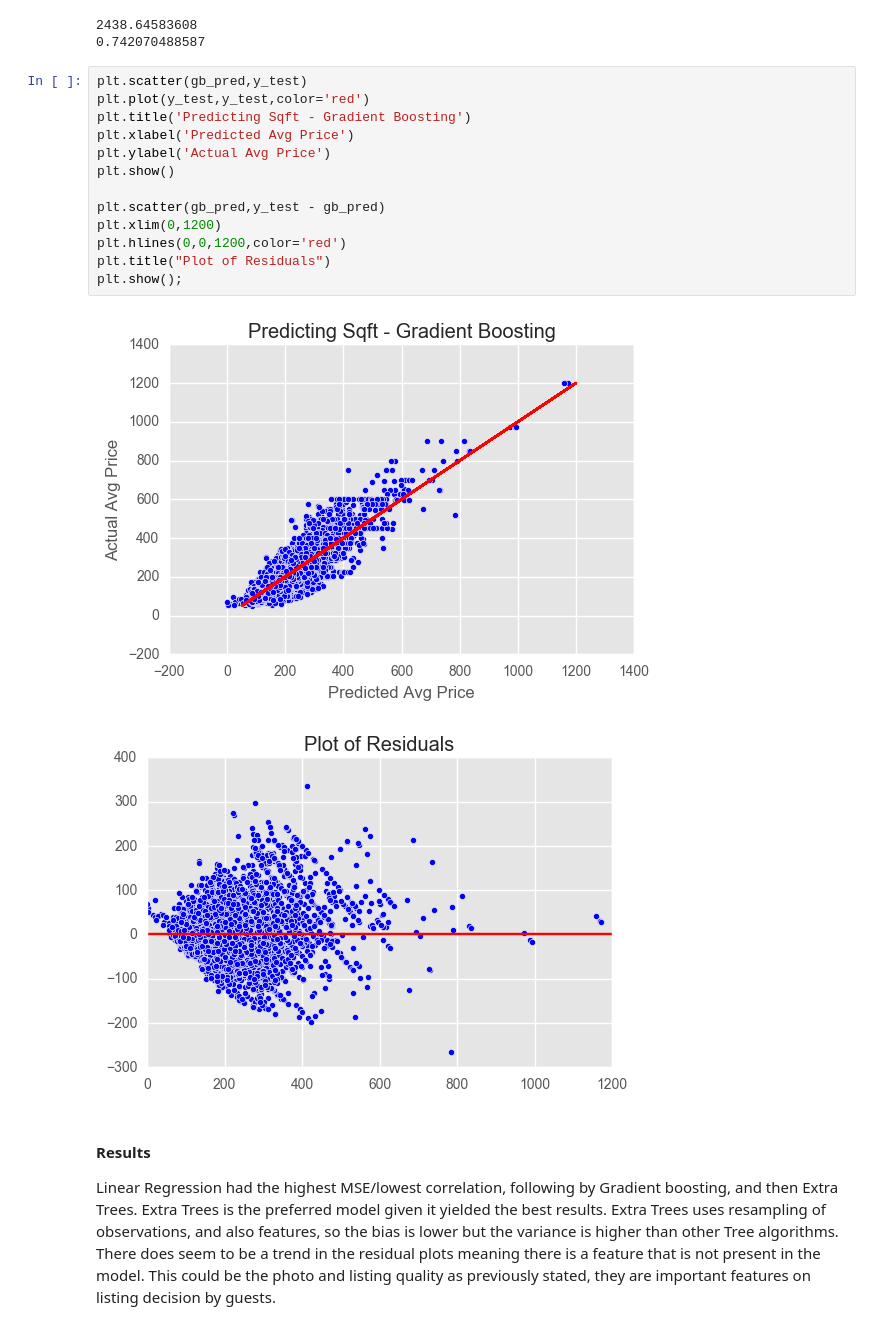
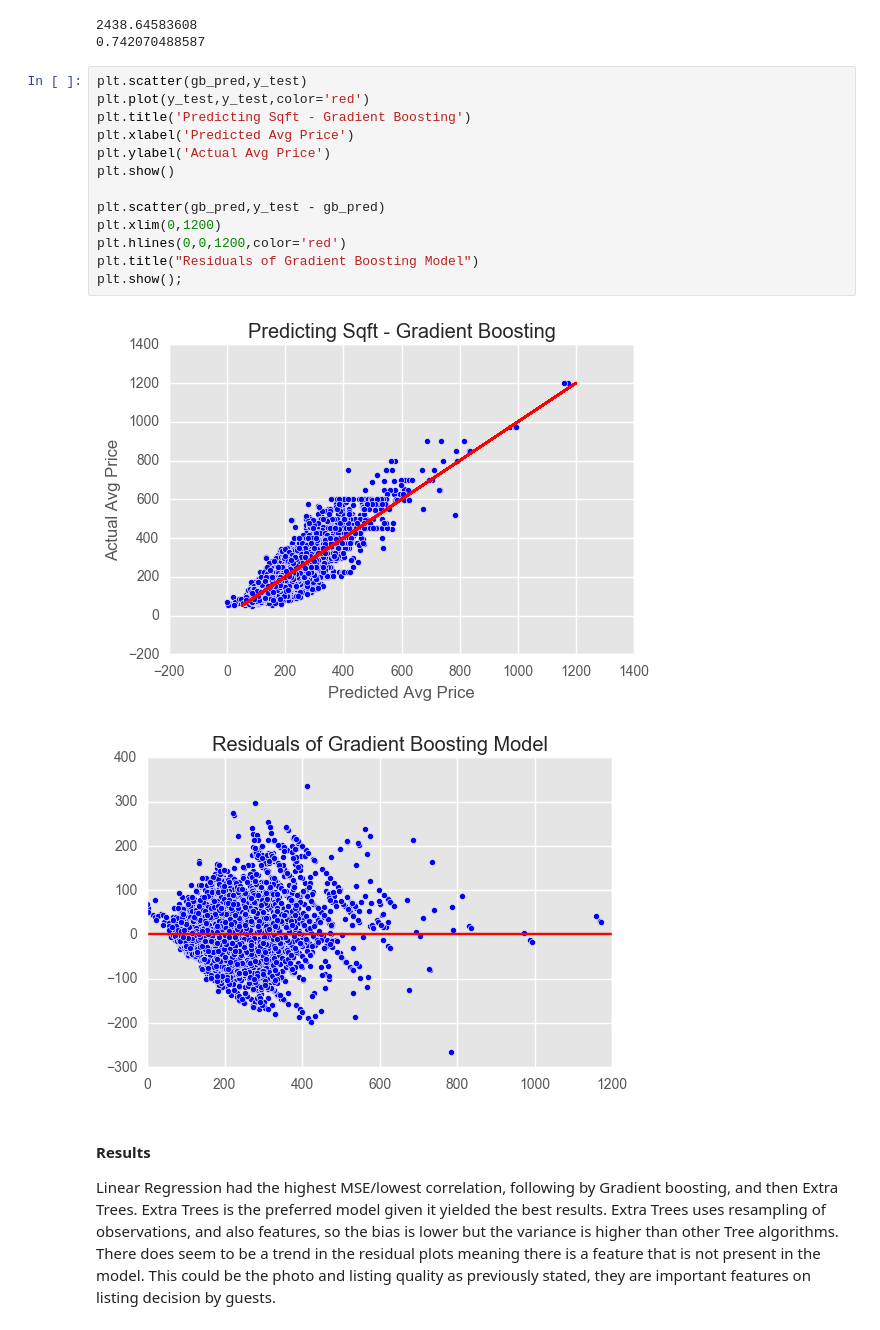
Before and after one commit to adalal80/GA-DSI, a Jupyter notebook: projects/projects-capstone/Final/Capstone-Predicting_Expected_Profit_STR.ipynb, the cells around one changed output. Cells and saved outputs as stored; diff of their text form.

```diff
--- a/projects/projects-capstone/Final/Capstone-Predicting_Expected_Profit_STR.ipynb
+++ b/projects/projects-capstone/Final/Capstone-Predicting_Expected_Profit_STR.ipynb
@@ -1175,19 +1198,19 @@ print r2_score(y_test,gb_pred)
 # %%
 plt.scatter(gb_pred,y_test)
 plt.plot(y_test,y_test,color='red')
 plt.title('Predicting Sqft - Gradient Boosting')
 plt.xlabel('Predicted Avg Price')
 plt.ylabel('Actual Avg Price')
 plt.show()
 
 plt.scatter(gb_pred,y_test - gb_pred)
 plt.xlim(0,1200)
 plt.hlines(0,0,1200,color='red')
-plt.title("Plot of Residuals")
+plt.title("Residuals of Gradient Boosting Model")
 plt.show();
 # %% [output]
 [figure]
-[figure, old version]
+[figure, new version]
 # %% [markdown]
 #### Results
 
```
Also changed, not shown: parts of 19 cells of this notebook, 1 other file.
